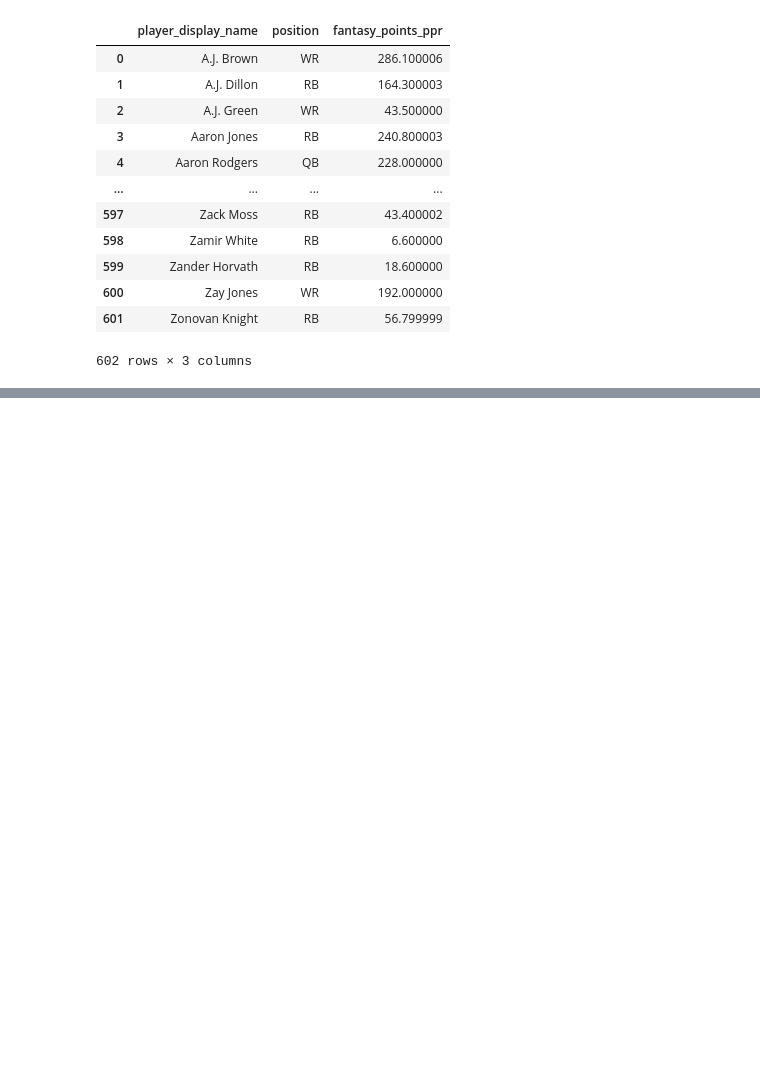
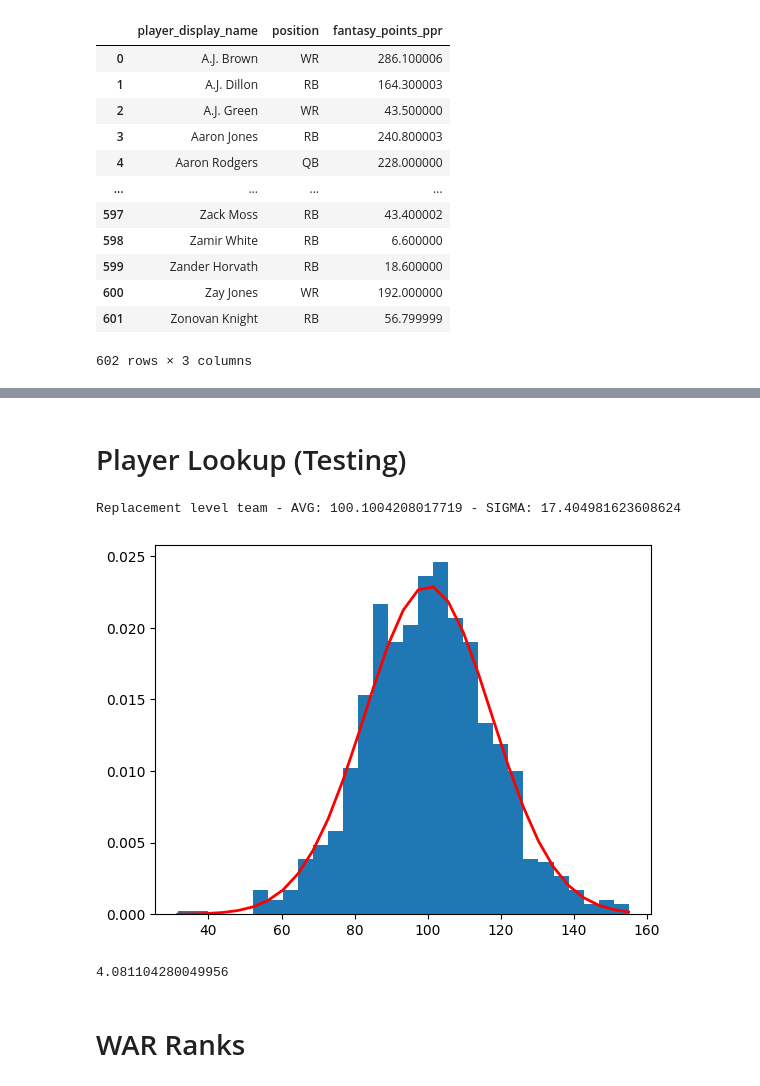
Before and after one commit to jkleiber/fantasy-football-data-analysis, a Jupyter notebook: Fantasy Football WAR.ipynb, the cells around one changed output, grey strips where cells are left out. Saved outputs shown, nothing was run; the diff lists cells and outputs as text; code cells hidden in the pictures; blank space fills up the shorter version.

Commit message:
Makes a pipeline for analyzing fantasy football WAR data for 2022

```diff
--- a/Fantasy Football WAR.ipynb
+++ b/Fantasy Football WAR.ipynb
@@ -186,0 +315,2 @@ position_replacements_ppg
+# %% [markdown]
+# Player Lookup (Testing)
@@ -186,0 +320,26 @@ position_replacements_ppg
+# %%
+mod_lineup = ['QB', 'RB', 'WR', 'WR', 'TE', 'FLEX', 'DST', 'K']
+
+mod_team_scores = sample_ppr_repl_team(position_replacements, mod_lineup, N)
+player_samples = sample_player(weekly_data, 'Austin Ekeler', N)
+player_team_scores = mod_team_scores + player_samples
+# %%
+player_team_avg = np.average(player_team_scores)
+player_team_sigma = np.std(player_team_scores)
+print(f"Replacement level team - AVG: {player_team_avg} - SIGMA: {player_team_sigma}")
+# %% [output]
+Replacement level team - AVG: 100.1004208017719 - SIGMA: 17.404981623608624
+# %%
+plot_samples(player_team_scores, player_team_avg, player_team_sigma)
+# %% [output]
+[figure, added]
+# %%
+from scipy.stats import norm
+
+player_wpa = norm.cdf(player_team_avg, loc=repl_avg, scale=repl_sigma) - 0.5
+player_war = n_games * player_wpa
+player_war
+# %% [output]
+4.081104280049956
+# %% [markdown]
+# WAR Ranks
```
Also changed, not shown: parts of 22 cells of this notebook, 3 other files.
